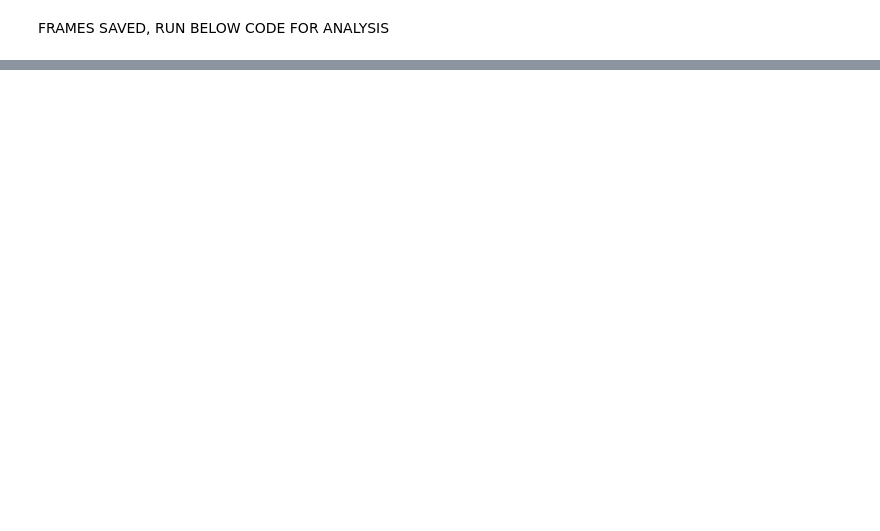
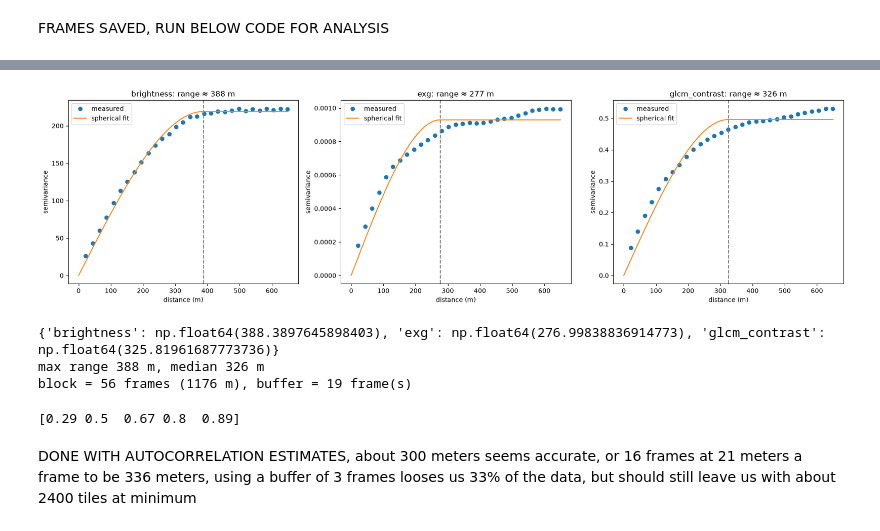
Before and after one commit to cooper-hofton/rhodai, a Jupyter notebook: autocorrelation-investigation.ipynb, the cells around one changed output, grey strips where cells are left out. Cells and saved outputs as stored; diff of their text form; code cells hidden in the pictures; blank space fills up the shorter version.

Commit message:
updating autocorrelation analysis

```diff
--- a/autocorrelation-investigation.ipynb
+++ b/autocorrelation-investigation.ipynb
@@ -46,0 +104,42 @@ FRAMES SAVED, RUN BELOW CODE FOR ANALYSIS
+# %%
+GRID, LAYER = "../Grids/halfres_frames.gpkg", "KD06_frames"
+FEATURES = ["brightness", "exg", "glcm_contrast"]
+FRAME_M  = 21          # frame width in metres
+MAXLAG   = 650        # about half the forest's width
+N_LAGS   = 30          # ~21 m distance bands, one frame each
+
+grid = gpd.read_file(GRID, layer=LAYER).dropna(subset=FEATURES)
+coords = np.column_stack([grid.geometry.centroid.x, grid.geometry.centroid.y])
+
+ranges = {}
+fig, axes = plt.subplots(1, 3, figsize=(18, 5))
+for ax, f in zip(axes, FEATURES):
+    V = Variogram(coords, grid[f].values, model="spherical",
+                  maxlag=MAXLAG, n_lags=N_LAGS)
+    rng, sill, nugget = V.parameters[:3]
+    ranges[f] = rng
+    ax.plot(V.bins, V.experimental, "o", label="measured")
+    x = np.linspace(0, MAXLAG, 200)
+    ax.plot(x, V.fitted_model(x), "-", label="spherical fit")
+    ax.axvline(rng, ls="--", c="grey")
+    ax.set(title=f"{f}: range ≈ {rng:.0f} m", xlabel="distance (m)", ylabel="semivariance")
+    ax.legend()
+plt.tight_layout(); plt.show()
+
+r = max(ranges.values())                       # cautious: largest range
+block_frames  = int(np.ceil(3 * r / FRAME_M))  # ~3× range (Roberts "substantially bigger")
+buffer_frames = int(np.ceil(r / FRAME_M))      # buffer ≈ one range
+print(ranges)
+print(f"max range {r:.0f} m, median {np.median(list(ranges.values())):.0f} m")
+print(f"block = {block_frames} frames ({block_frames*FRAME_M} m), buffer = {buffer_frames} frame(s)")
+# %% [output]
+[figure, added]
+{'brightness': np.float64(388.3897645898403), 'exg': np.float64(276.99838836914773), 'glcm_contrast': np.float64(325.81961687773736)}
+max range 388 m, median 326 m
+block = 56 frames (1176 m), buffer = 19 frame(s)
+# %%
+print(np.round(V.experimental[:5] / sill, 2))   # share of the plateau at the first 5 distance bands
+# %% [output]
+[0.29 0.5  0.67 0.8  0.89]
+# %% [markdown]
+DONE WITH AUTOCORRELATION ESTIMATES, about 300 meters seems accurate, or 16 frames at 21 meters a frame to be 336 meters, using a buffer of 3 frames looses us 33% of the data, but should still leave us with about 2400 tiles at minimum
```
Also changed, not shown: parts of 6 cells of this notebook.
